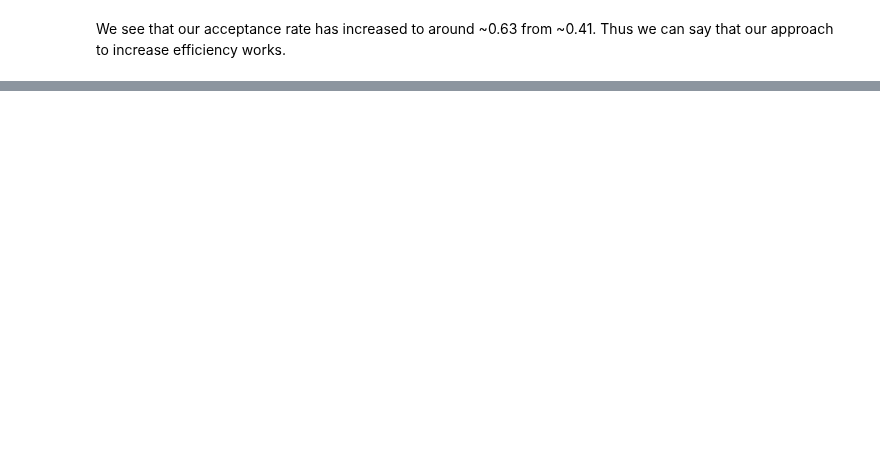
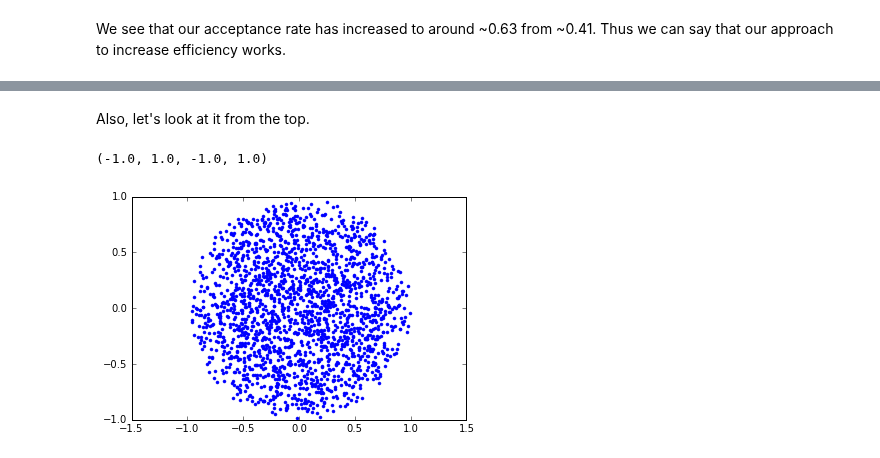
Before and after one commit to Bogazici-CMPE548-Spring2016/Cmpe548-Assignment1, a Jupyter notebook: Assignment.ipynb, the cells around one changed output, grey strips where cells are left out. Drawn from its saved outputs; the diff is of its cells as text; code cells hidden in the pictures; blank space fills up the shorter version.

```diff
--- a/Assignment.ipynb
+++ b/Assignment.ipynb
@@ -163,0 +216,8 @@ We see that our acceptance rate has increased to around ~0.63 from ~0.41. Thus w
+# %% [markdown]
+Also, let's look at it from the top.
+# %%
+plt.plot(xs, ys, '.b')
+plt.axis('equal')
+# %% [output]
+(-1.0, 1.0, -1.0, 1.0)
+[figure, added]
```
Also changed, not shown: parts of 11 cells of this notebook.
